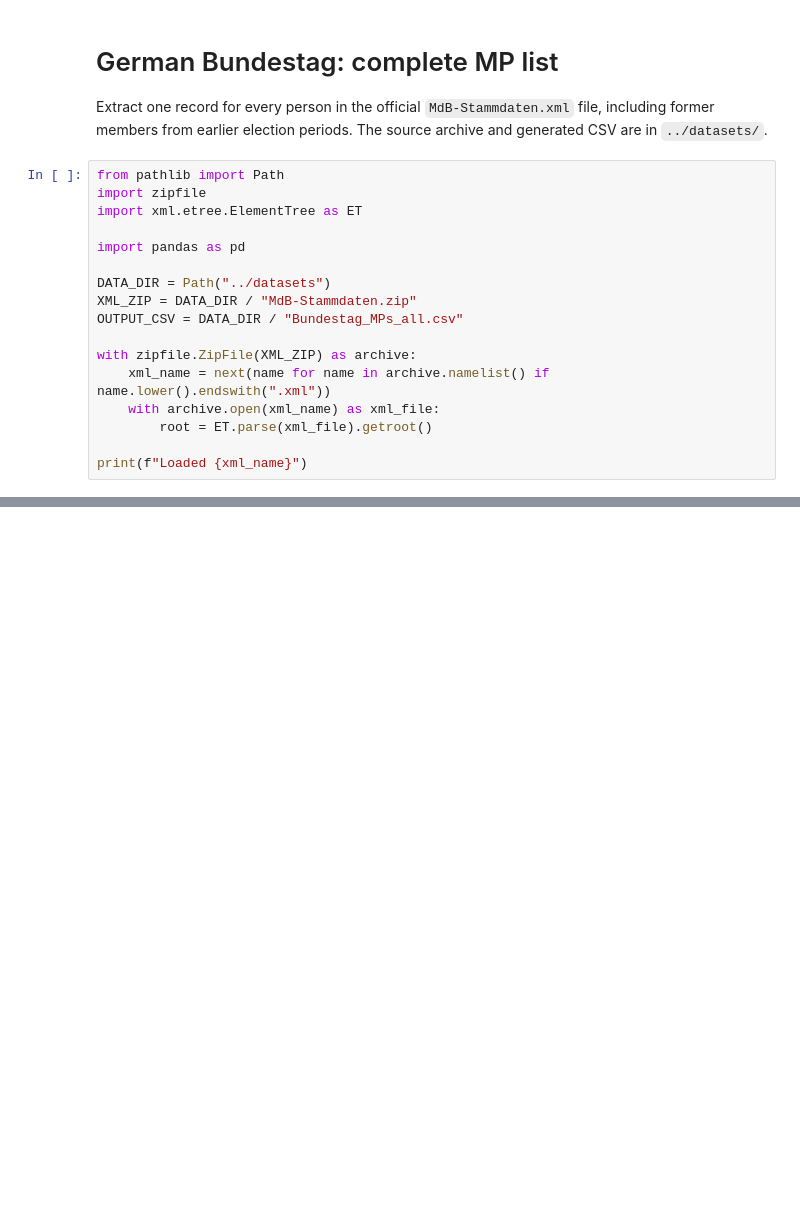
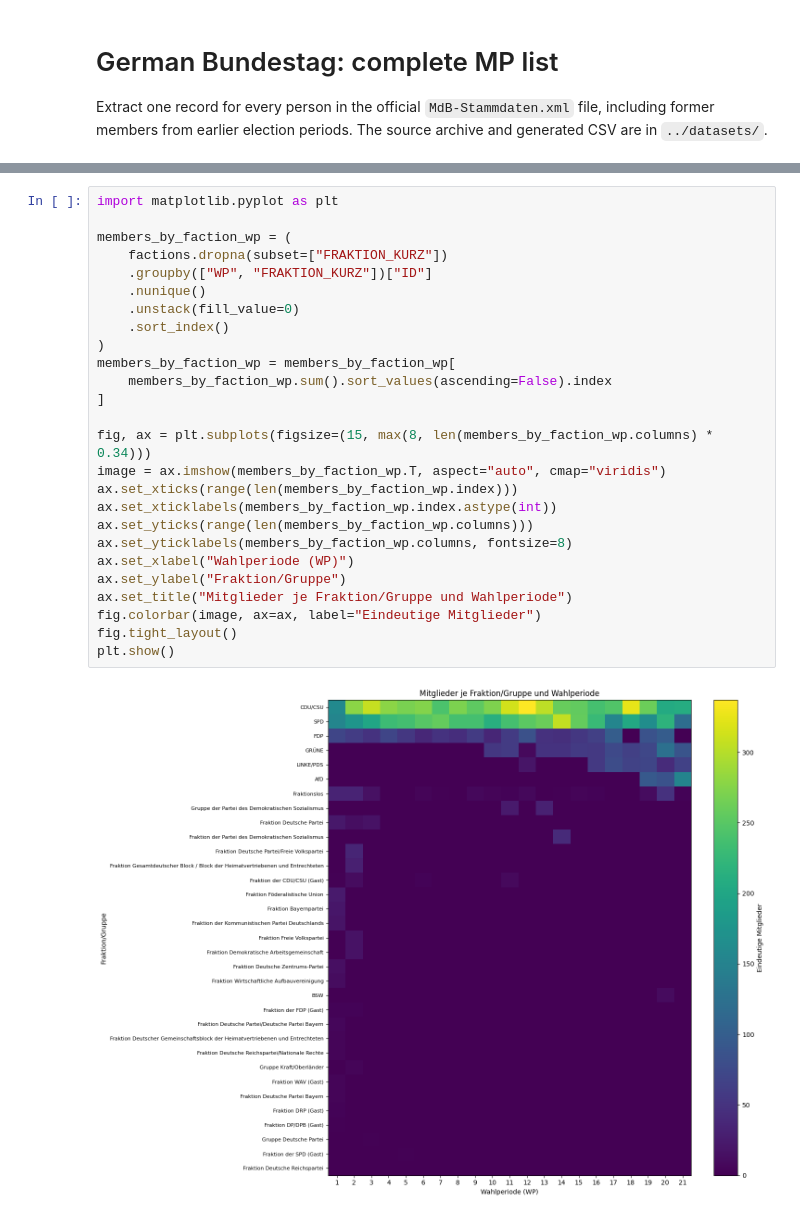
Before and after one commit to saiboT-Damaske/the-big-parliament-members-analysis, a Jupyter notebook: german-bundestag/code/german_bundestag_all_mps.ipynb, the cells around one changed output, grey strips where cells are left out. Cells and saved outputs as stored; diff of their text form; blank space fills up the shorter version.

Commit message:
new data

```diff
--- a/german-bundestag/code/german_bundestag_all_mps.ipynb
+++ b/german-bundestag/code/german_bundestag_all_mps.ipynb
@@ -2,20 +2,3 @@
 # German Bundestag: complete MP list
 
 Extract one record for every person in the official `MdB-Stammdaten.xml` file, including former members from earlier election periods. The source archive and generated CSV are in `../datasets/`.
-# %%
-from pathlib import Path
-import zipfile
-import xml.etree.ElementTree as ET
-
-import pandas as pd
-
-DATA_DIR = Path("../datasets")
-XML_ZIP = DATA_DIR / "MdB-Stammdaten.zip"
-OUTPUT_CSV = DATA_DIR / "Bundestag_MPs_all.csv"
-
-with zipfile.ZipFile(XML_ZIP) as archive:
-    xml_name = next(name for name in archive.namelist() if name.lower().endswith(".xml"))
-    with archive.open(xml_name) as xml_file:
-        root = ET.parse(xml_file).getroot()
-
-print(f"Loaded {xml_name}")
@@ -63,0 +368,28 @@ all_mps.head()
+# %%
+import matplotlib.pyplot as plt
+
+members_by_faction_wp = (
+    factions.dropna(subset=["FRAKTION_KURZ"])
+    .groupby(["WP", "FRAKTION_KURZ"])["ID"]
+    .nunique()
+    .unstack(fill_value=0)
+    .sort_index()
+)
+members_by_faction_wp = members_by_faction_wp[
+    members_by_faction_wp.sum().sort_values(ascending=False).index
+]
+
+fig, ax = plt.subplots(figsize=(15, max(8, len(members_by_faction_wp.columns) * 0.34)))
+image = ax.imshow(members_by_faction_wp.T, aspect="auto", cmap="viridis")
+ax.set_xticks(range(len(members_by_faction_wp.index)))
+ax.set_xticklabels(members_by_faction_wp.index.astype(int))
+ax.set_yticks(range(len(members_by_faction_wp.columns)))
+ax.set_yticklabels(members_by_faction_wp.columns, fontsize=8)
+ax.set_xlabel("Wahlperiode (WP)")
+ax.set_ylabel("Fraktion/Gruppe")
+ax.set_title("Mitglieder je Fraktion/Gruppe und Wahlperiode")
+fig.colorbar(image, ax=ax, label="Eindeutige Mitglieder")
+fig.tight_layout()
+plt.show()
+# %% [output]
+[figure, added]
```
Also changed, not shown: parts of 10 cells of this notebook, 6 other files.
